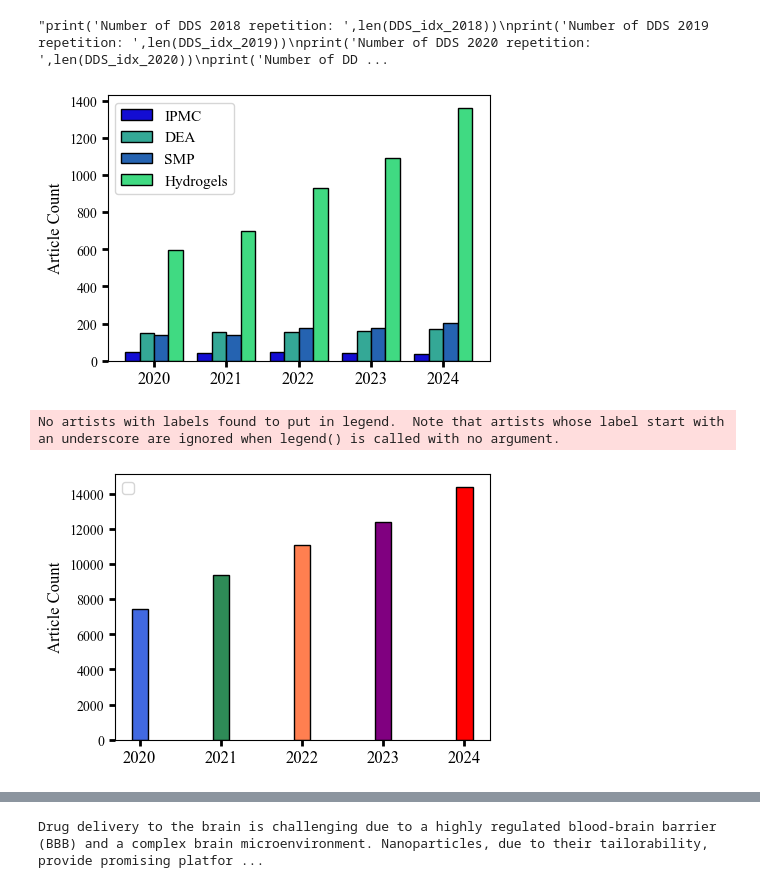
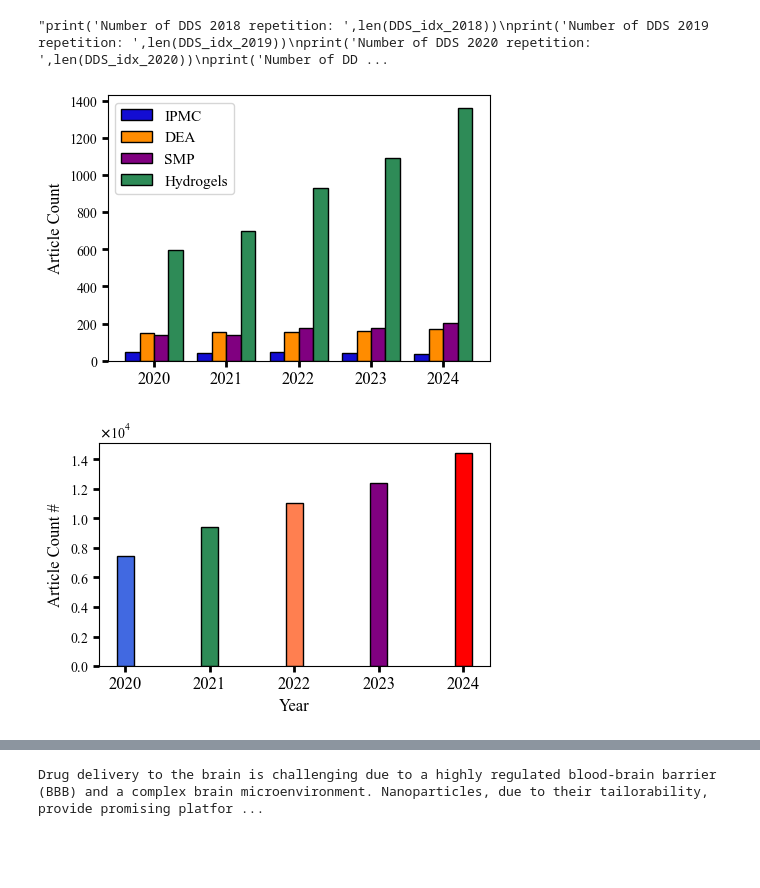
Before and after one commit to mohsafaei/Literature-Analysis, a Jupyter notebook: Literature-Analysis.ipynb, the cells around one changed output, grey strips where cells are left out. Drawn from its saved outputs; the diff is of its cells as text; code cells hidden in the pictures; blank space fills up the shorter version.

```diff
--- a/Literature-Analysis.ipynb
+++ b/Literature-Analysis.ipynb
@@ -287,7 +280,6 @@ print('Number of DDS 2025 repetition: ',len(DDS_idx_2025))"""
 
 scaled_cm = (DEA_rpt - DEA_rpt.min()) / (DEA_rpt.max() - DEA_rpt.min())
 cmap = colormap(scaled_cm)
-
 
 categs = ['2020', '2021','2022','2023','2024']
 
@@ -297,20 +289,6 @@ bar = np.arange(len(categs))
 bar_width = 0.2  # We make the bars a bit narrower to fit four
 
 
-
-#ax2.tick_params(axis='x',          # changes apply to the x-axis
-#    which='both',           # both major and minor ticks are affected
-#    bottom=False,           # ticks along the bottom edge are off
-#    top=False,              # ticks along the top edge are off
-#    labelbottom=True)       # labels along the bottom edge are off
-#ticksy = np.linspace(0, 5000, 6)
-#ax2.set_yticks(ticksy,**kwargs_axs)
-#ax2.set_ylabel('Number of repetition',**kwargs_lbl)
-#ax2.set_xticklabels(categs,**kwargs_axs)
-#ax2.set_ylim([0,5000])
-#ax2.set_xlim([1-tol,17+tol])
-#ax2.set_title('Keywords in Literature',**kwargs_lbl)
-
 ax2.set_ylabel('Article Count', fontsize=12)
 #ax2.set_title('Keywords in Literature', fontsize=16, fontweight='bold')
 ax2.set_xticks(bar)
@@ -318,11 +296,11 @@ ax2.set_xticklabels(categs, fontsize=12)
 
 ax2.bar(bar - 1.5 * bar_width, IPMC_rpt,bar_width,color = cmap[0],
         edgecolor ='black',label ='IPMC')
-ax2.bar(bar - 0.5 * bar_width, DEA_rpt,bar_width,color = cmap[1],
+ax2.bar(bar - 0.5 * bar_width, DEA_rpt,bar_width,color = "darkorange",
         edgecolor ='black',label ='DEA')
-ax2.bar(bar + 0.5 * bar_width, SMP_rpt,bar_width,color = cmap[2],
+ax2.bar(bar + 0.5 * bar_width, SMP_rpt,bar_width,color = "purple",
         edgecolor ='black',label ='SMP')
-ax2.bar(bar + 1.5 * bar_width, hyd_rpt,bar_width,color = cmap[3],
+ax2.bar(bar + 1.5 * bar_width, hyd_rpt,bar_width,color = "seagreen",
         edgecolor ='black',label ='Hydrogels')
 
 ax2.legend(fontsize=11)
@@ -333,11 +311,13 @@ ax2.legend(fontsize=11)
 #ax2.bar(bar[7], DDS_rpt[7],color = cmap[7],edgecolor ='black',label ='2025')
 
 fig2.tight_layout()
-fig2.savefig('Keyword_Literature.pdf',dpi=600)
+fig2.savefig('Keyword_Literature.jpg',dpi=600)
 plt.show()
 # %% [output]
-[figure, old version]
+[figure, new version]
 # %%
+from matplotlib.ticker import ScalarFormatter
+
 #scaled_cm = (DEA_rpt - DEA_rpt.min()) / (DEA_rpt.max() - DEA_rpt.min())
 #cmap = colormap(scaled_cm)
 
@@ -349,47 +329,43 @@ fig3, ax3 = plt.subplots(num='DDS in literature',figsize=(4.5, 3.0))
 bar = np.arange(len(categs))
 bar_width = 0.2  # We make the bars a bit narrower to fit four
 
 
 
-#ax2.tick_params(axis='x',          # changes apply to the x-axis
-#    which='both',           # both major and minor ticks are affected
-#    bottom=False,           # ticks along the bottom edge are off
-#    top=False,              # ticks along the top edge are off
-#    labelbottom=True)       # labels along the bottom edge are off
-#ticksy = np.linspace(0, 5000, 6)
-#ax2.set_yticks(ticksy,**kwargs_axs)
-#ax2.set_ylabel('Number of repetition',**kwargs_lbl)
-#ax2.set_xticklabels(categs,**kwargs_axs)
-#ax2.set_ylim([0,5000])
-#ax2.set_xlim([1-tol,17+tol])
-#ax2.set_title('Keywords in Literature',**kwargs_lbl)
+# Make y-axis scientific-like
+formatter = ScalarFormatter(useMathText=True)
+formatter.set_scientific(True)
+formatter.set_powerlimits((0, 0))   # always use scientific notation
+ax3.yaxis.set_major_formatter(formatter)
+ax3.ticklabel_format(axis='y', style='sci', scilimits=(0, 0))
 
-ax3.set_ylabel('Article Count', fontsize=12)
+
+ax3.set_ylabel('Article Count #', fontsize=12)
+ax3.set_xlabel('Year', fontsize=12)
+
 #ax3.set_title('"Smart Polymer Actuators" in Literature', fontsize=16, fontweight='bold')
 ax3.set_xticks(bar)
 ax3.set_xticklabels(categs, fontsize=12)
 
 ax3.bar(0, SMA_lit[0],bar_width,color='royalblue',
         edgecolor ='black')
 ax3.bar(1, SMA_lit[1],bar_width,color='seagreen',
         edgecolor ='black')
 ax3.bar(2, SMA_lit[2],bar_width,color='coral',
         edgecolor ='black')
 ax3.bar(3, SMA_lit[3],bar_width,color='purple',
         edgecolor ='black')
 ax3.bar(4, SMA_lit[4],bar_width,color='red',
         edgecolor ='black')
 
-ax3.legend(fontsize=11)
+#ax3.legend(fontsize=11)
 
 #ax2.bar(bar[4], DDS_rpt[4],color = cmap[4],edgecolor ='black',label ='2022')
 #ax2.bar(bar[5], DDS_rpt[5],color = cmap[5],edgecolor ='black',label ='2023')
 #ax2.bar(bar[6], DDS_rpt[6],color = cmap[6],edgecolor ='black',label ='2024')
 #ax2.bar(bar[7], DDS_rpt[7],color = cmap[7],edgecolor ='black',label ='2025')
 
 fig3.tight_layout()
-fig3.savefig('SPA_in_Literature.pdf',dpi=600)
+fig3.savefig('SPA_in_Literature.jpg',dpi=600)
 plt.show()
 # %% [output]
-No artists with labels found to put in legend.  Note that artists whose label start with an underscore are ignored when legend() is called with no argument.
-[figure, old version]
+[figure, new version]
```
Also changed, not shown: parts of 8 cells of this notebook, 15 other files.
